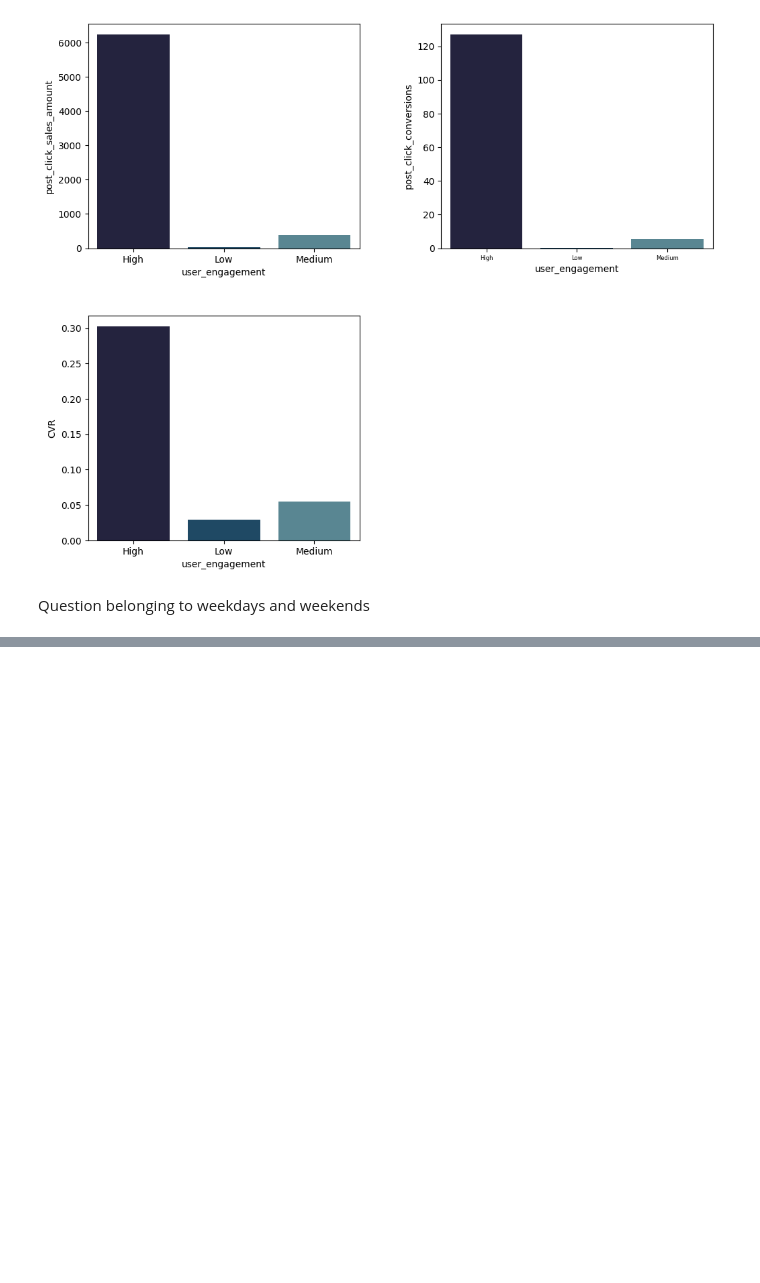
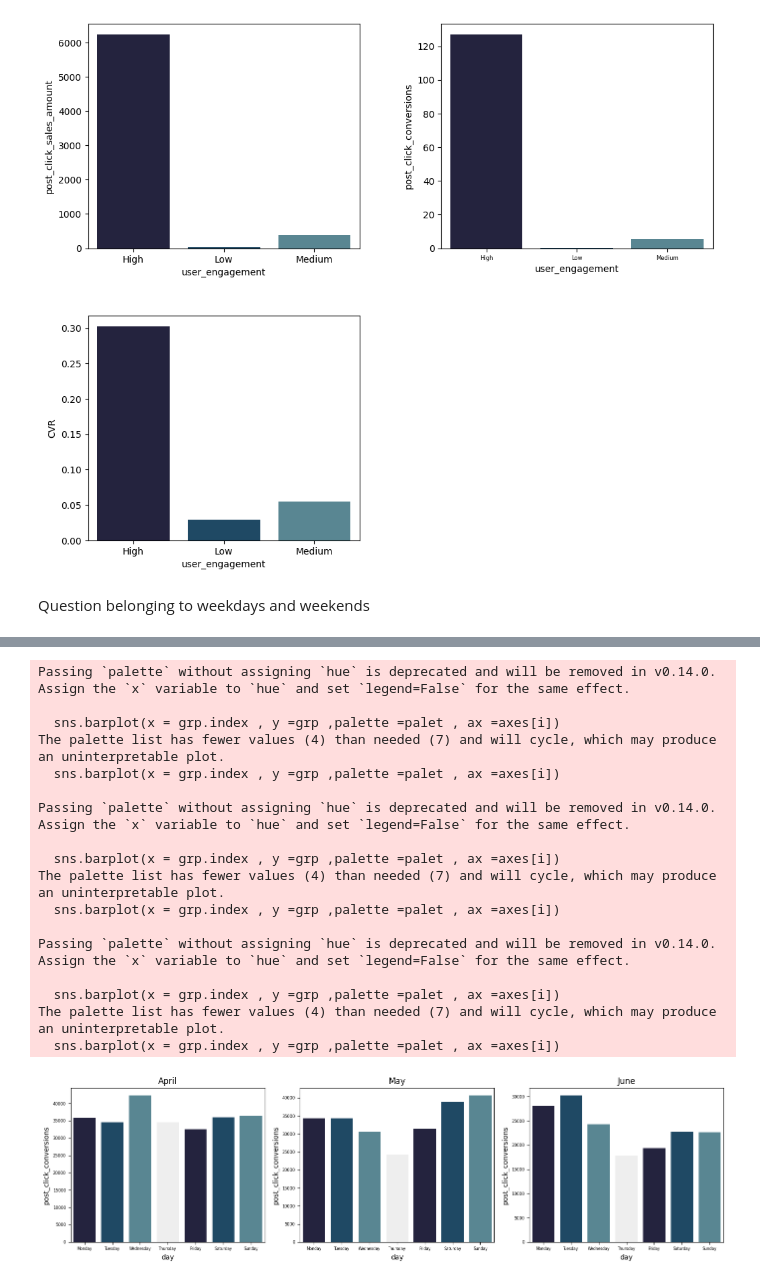
Before and after one commit to SuyashPatil-max/Finlatics, a Jupyter notebook: Marketing.ipynb, the cells around one changed output, grey strips where cells are left out. Saved outputs shown, nothing was run; the diff lists cells and outputs as text; code cells hidden in the pictures; blank space fills up the shorter version.

```diff
--- a/Marketing.ipynb
+++ b/Marketing.ipynb
@@ -679,6 +679,9 @@ df['day_of_week'] = pd.Categorical(
     ordered=True
 )
 df = df.drop(['date','day'],axis =1 )
+# %%
+df['day'] = df['day_of_week']
+df = df.drop('day_of_week',axis =1 )
 # %%
 df_april = df[df['month'] == 'April'].copy()
 df_may = df[df['month'] == 'May'].copy()
@@ -692,3 +695,40 @@ df_april.head()
 | 2 | April | camp 1 | High | 160 x 600 | ghi | 14701 | 27.6304 | 158 | 28.9771 | ... |
 | 3 | April | camp 1 | High | 160 x 600 | mno | 171259 | 216.8750 | 1796 | 329.4518 | ... |
 | 4 | April | camp 1 | Low | 160 x 600 | def | 552 | 0.0670 | 1 | 0.1834 | ... |
+# %%
+datas = [df_april ,df_may ,df_june]
+fig ,axes = plt.subplots(1,3 ,figsize = (14,4))
+i = 0
+months = ['April','May','June']
+for X in datas :
+  grp = X.groupby('day')['post_click_conversions']
+  grp = grp.sum()
+
+  sns.barplot(x = grp.index , y =grp ,palette =palet , ax =axes[i])
+  axes[i].set_title(month[i])
+  axes[i].tick_params(axis = 'x' ,labelsize = 5.5)
+  axes[i].tick_params(axis = 'y' ,labelsize = 6)
+  axes[i].ticklabel_format(style ='plain',axis ='y')
+  i +=1
+
+plt.tight_layout()
+plt.show()
+# %% [output]
+Passing `palette` without assigning `hue` is deprecated and will be removed in v0.14.0. Assign the `x` variable to `hue` and set `legend=False` for the same effect.
+
+  sns.barplot(x = grp.index , y =grp ,palette =palet , ax =axes[i])
+The palette list has fewer values (4) than needed (7) and will cycle, which may produce an uninterpretable plot.
+  sns.barplot(x = grp.index , y =grp ,palette =palet , ax =axes[i])
+
+Passing `palette` without assigning `hue` is deprecated and will be removed in v0.14.0. Assign the `x` variable to `hue` and set `legend=False` for the same effect.
+
+  sns.barplot(x = grp.index , y =grp ,palette =palet , ax =axes[i])
+The palette list has fewer values (4) than needed (7) and will cycle, which may produce an uninterpretable plot.
+  sns.barplot(x = grp.index , y =grp ,palette =palet , ax =axes[i])
+
+Passing `palette` without assigning `hue` is deprecated and will be removed in v0.14.0. Assign the `x` variable to `hue` and set `legend=False` for the same effect.
+
+  sns.barplot(x = grp.index , y =grp ,palette =palet , ax =axes[i])
+The palette list has fewer values (4) than needed (7) and will cycle, which may produce an uninterpretable plot.
+  sns.barplot(x = grp.index , y =grp ,palette =palet , ax =axes[i])
+[figure, added]
```
Also changed, not shown: parts of 3 cells of this notebook.
